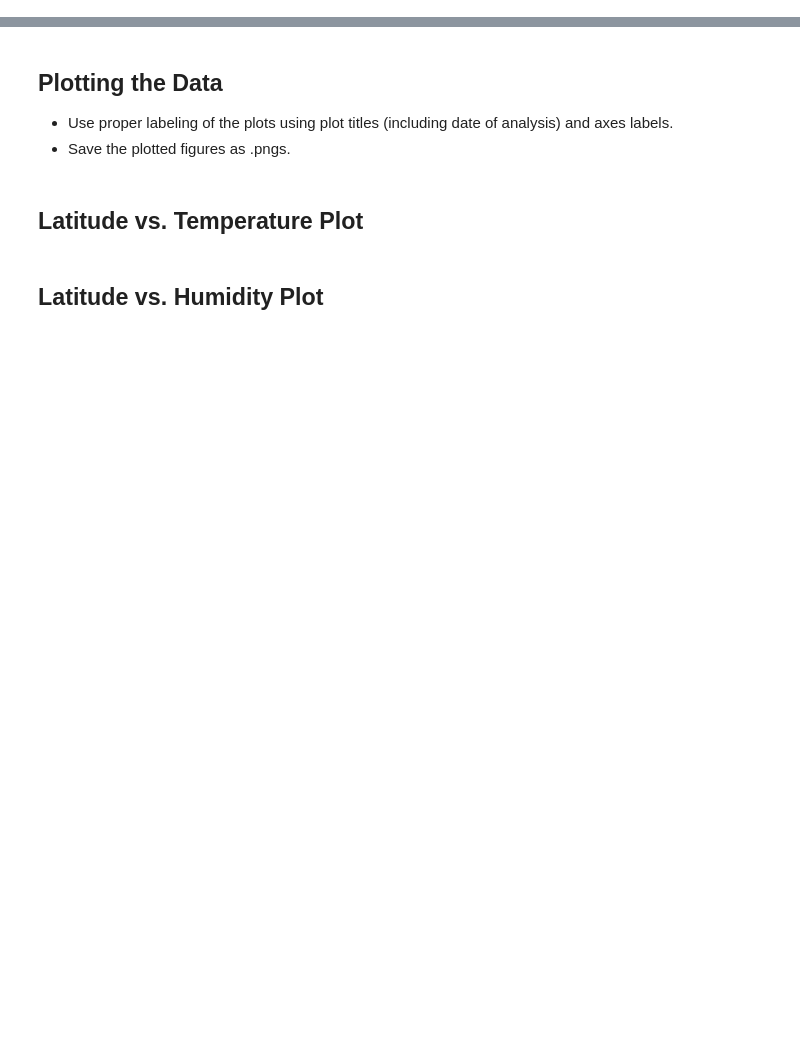
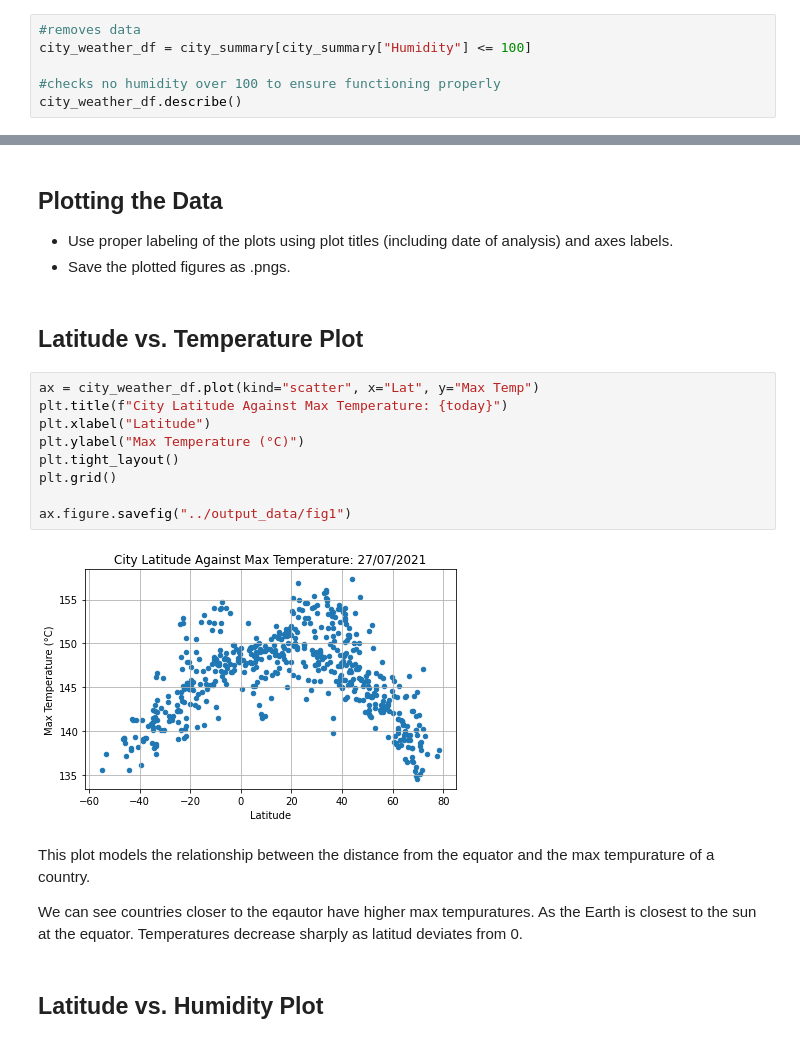
Before and after one commit to jimbleslilley/python-api-challenge, a Jupyter notebook: WeatherPy/WeatherPy.ipynb, the cells around one changed output, grey strips where cells are left out. Saved outputs shown, nothing was run; the diff lists cells and outputs as text; blank space fills up the shorter version.

Commit message:
hopefully finished pyweather with relevant output files

```diff
--- a/WeatherPy/WeatherPy.ipynb
+++ b/WeatherPy/WeatherPy.ipynb
@@ -161,0 +177,6 @@ Skip this step if there are no cities that have humidity > 100%.
+# %%
+#removes data
+city_weather_df = city_summary[city_summary["Humidity"] <= 100]
+
+#checks no humidity over 100 to ensure functioning properly
+city_weather_df.describe()
@@ -165,5 +206,20 @@ Skip this step if there are no cities that have humidity > 100%.
 * Save the plotted figures as .pngs.
 # %% [markdown]
 ## Latitude vs. Temperature Plot
+# %%
+ax = city_weather_df.plot(kind="scatter", x="Lat", y="Max Temp")
+plt.title(f"City Latitude Against Max Temperature: {today}")
+plt.xlabel("Latitude")
+plt.ylabel("Max Temperature (°C)")
+plt.tight_layout()
+plt.grid()
+
+ax.figure.savefig("../output_data/fig1")
+# %% [output]
+[figure, added]
+# %% [markdown]
+This plot models the relationship between the distance from the equator and the max tempurature of a country.
+
+We can see countries closer to the eqautor have higher max tempuratures. As the Earth is closest to the sun at the equator. Temperatures decrease sharply as latitud deviates from 0.
 # %% [markdown]
 ## Latitude vs. Humidity Plot
```
Also changed, not shown: parts of 28 cells of this notebook, 5 other files.
